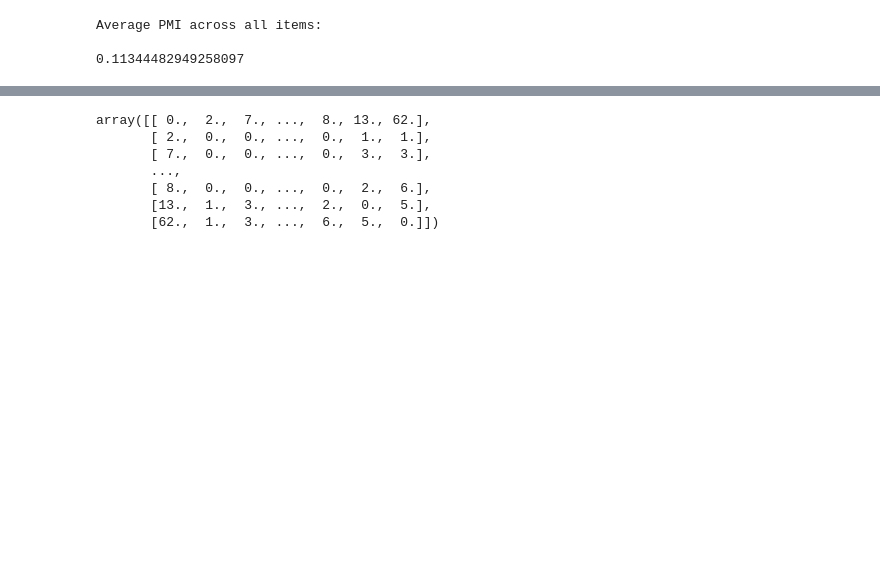
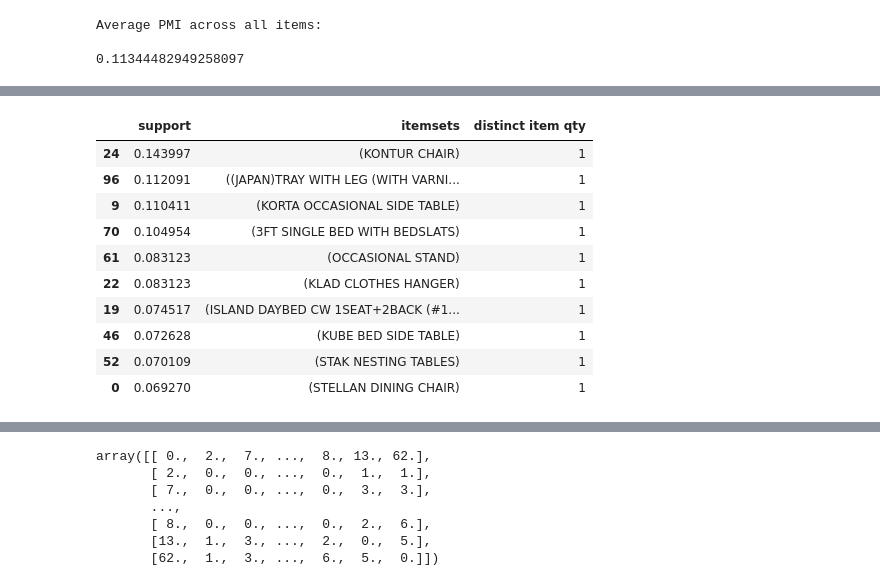
Before and after one commit to aisyahms/Intern, a Jupyter notebook: companyA/Recommender with Apriori.ipynb, the cells around one changed output, grey strips where cells are left out. Saved outputs shown, nothing was run; the diff lists cells and outputs as text; code cells hidden in the pictures; blank space fills up the shorter version.

```diff
--- a/companyA/Recommender with Apriori.ipynb
+++ b/companyA/Recommender with Apriori.ipynb
@@ -543,0 +572,18 @@ Average PMI across all items:
+# %%
+# item sets that appear in AT LEAST 1% of the labels/ transactions above
+frequent_itemsets2 = fpgrowth(basket, min_support=0.01, use_colnames=True)
+frequent_itemsets2['distinct item qty'] = frequent_itemsets2['itemsets'].apply(lambda x: len(x))
+frequent_itemsets2.sort_values(by='support', ascending=False, inplace=True)
+frequent_itemsets2.head(10)
+# %% [output]
+|  | support | itemsets | distinct item qty |
+| 24 | 0.143997 | (KONTUR CHAIR) | 1 |
+| 96 | 0.112091 | ((JAPAN)TRAY WITH LEG (WITH VARNI... | 1 |
+| 9 | 0.110411 | (KORTA OCCASIONAL SIDE TABLE) | 1 |
+| 70 | 0.104954 | (3FT SINGLE BED WITH BEDSLATS) | 1 |
+| 61 | 0.083123 | (OCCASIONAL STAND) | 1 |
+| 22 | 0.083123 | (KLAD CLOTHES HANGER) | 1 |
+| 19 | 0.074517 | (ISLAND DAYBED CW 1SEAT+2BACK (#1... | 1 |
+| 46 | 0.072628 | (KUBE BED SIDE TABLE) | 1 |
+| 52 | 0.070109 | (STAK NESTING TABLES) | 1 |
+| 0 | 0.069270 | (STELLAN DINING CHAIR) | 1 |
```
Also changed, not shown: parts of 53 cells of this notebook.
